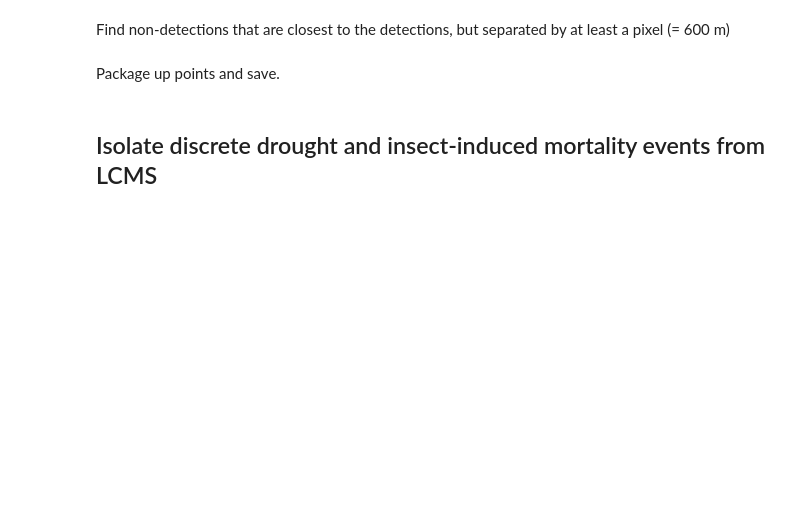
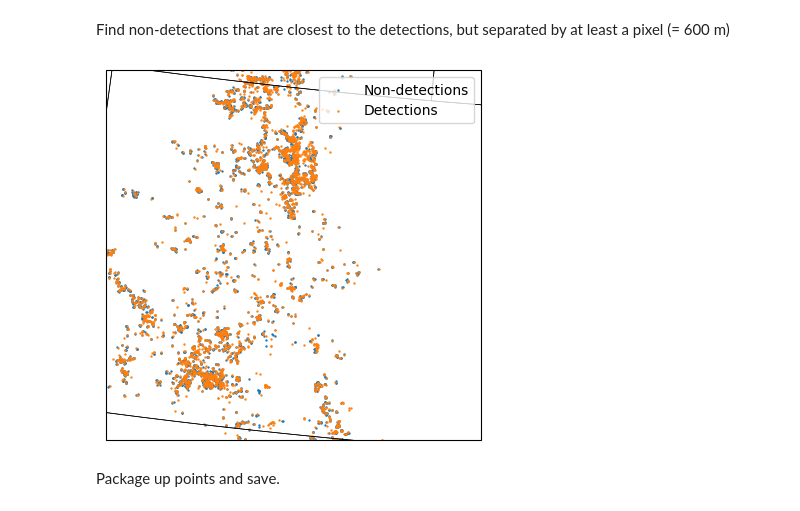
Before and after one commit to s-kganz/morts, a Jupyter notebook: notebooks/ewma_change_detection.ipynb, the cells around one changed output. Saved outputs shown, nothing was run; the diff lists cells and outputs as text; code cells hidden in the pictures; blank space fills up the shorter version.

```diff
--- a/notebooks/ewma_change_detection.ipynb
+++ b/notebooks/ewma_change_detection.ipynb
@@ -378,20 +481,27 @@ non_detection_neighbors_unique = np.unique(non_detection_neighbors)[1:] # drop l
 # Get the coordinates for those non-detections
 non_detect_subset_x = non_detect_x[non_detection_neighbors_unique]
 non_detect_subset_y = non_detect_y[non_detection_neighbors_unique]
+
+# Randomly sample an equal number of non-detections
+non_detect_sample = np.random.choice(non_detect_subset_x.shape[0], size=len(all_detections))
+non_detect_sample_x = non_detect_subset_x[non_detect_sample]
+non_detect_sample_y = non_detect_subset_y[non_detect_sample]
 # %%
 fig, ax = plt.subplots(subplot_kw=dict(projection=projection))
 
-ax.scatter(non_detect_subset_x, non_detect_subset_y, label="Non-detections", s=0.5)
+ax.scatter(non_detect_sample_x, non_detect_sample_y, label="Non-detections", s=0.5)
 ax.scatter(detection_x_mean, detection_y_mean, label="Detections", s=0.5)
 
 ax.coastlines()
 ax.add_feature(cfeature.STATES, linewidth=0.5)
 ax.legend()
 
 # zoom in to Colorado
 ax.set_xlim(-1093890.211278, -606573.904315)
 ax.set_ylim(1586816.935535, 2066898.884974)
 
 plt.show()
+# %% [output]
+[figure, added]
 # %% [markdown]
 Package up points and save.
@@ -423,2 +507,0 @@ non_detection_ds.to_netcdf("nondetections.nc")
-# %% [markdown]
-## Isolate discrete drought and insect-induced mortality events from LCMS
```
Also changed, not shown: parts of 30 cells of this notebook.
